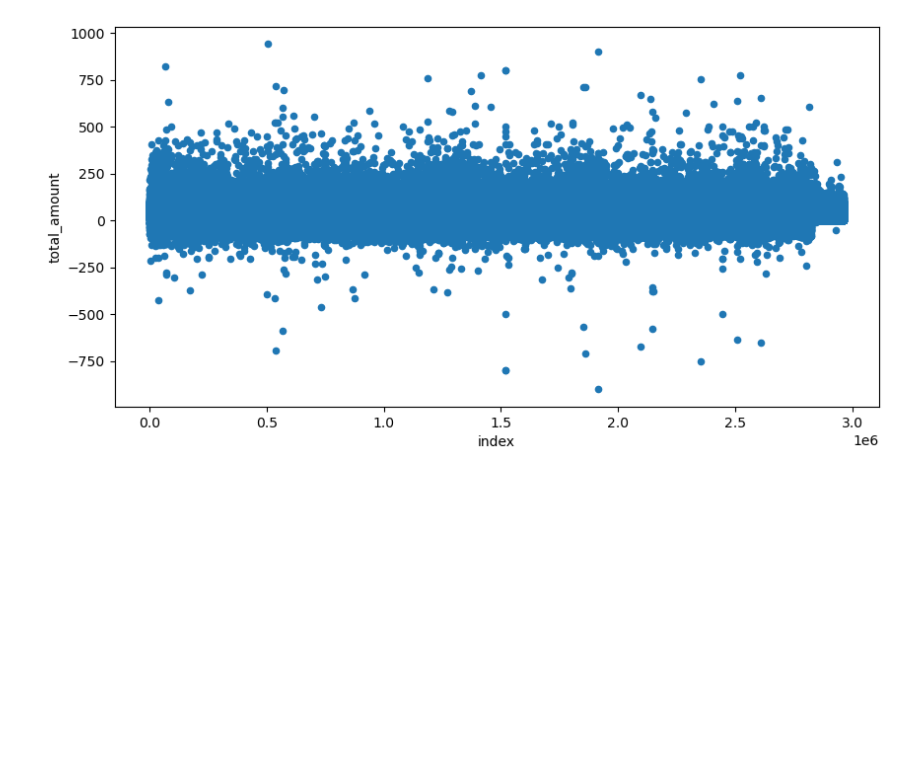
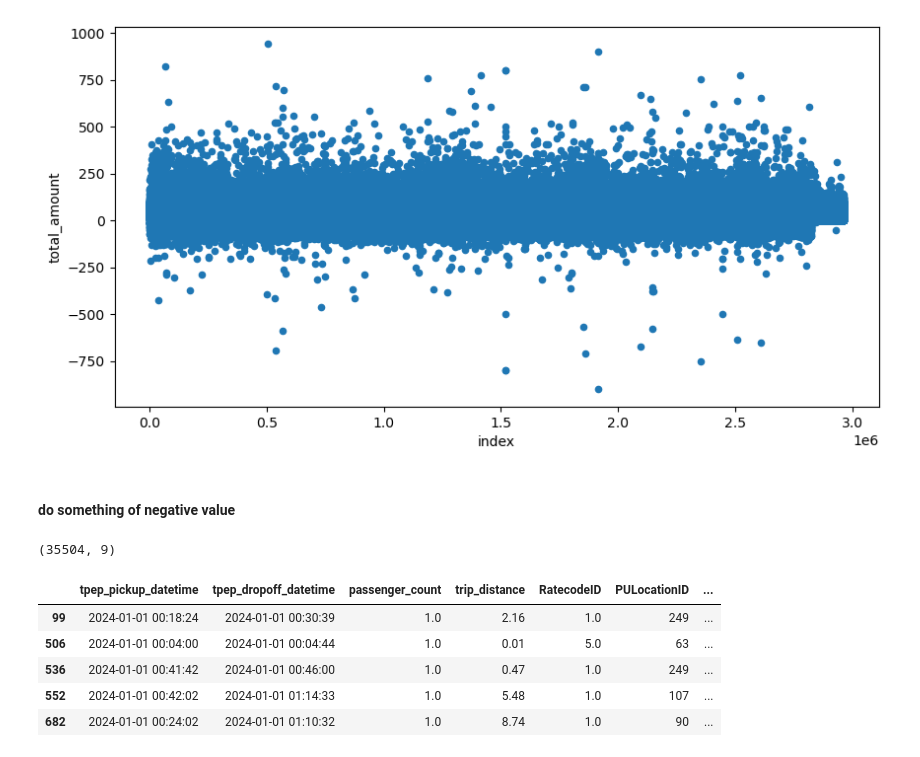
Before and after one commit to Harshjat/New-York-Taxi-Analysis, a Jupyter notebook: Presentable notebook.ipynb, the cells around one changed output. Cells and saved outputs as stored; diff of their text form; code cells hidden in the pictures; blank space fills up the shorter version.

```diff
--- a/Presentable notebook.ipynb
+++ b/Presentable notebook.ipynb
@@ -90,3 +90,18 @@ taxi_data[taxi_data["total_amount"] < 1000].reset_index().plot(kind = "scatter"
 # %% [output]
 <Axes: xlabel='index', ylabel='total_amount'>
 [figure]
+# %% [markdown]
+#### do something of negative value
+# %%
+taxi_data[taxi_data["total_amount"] < 0].shape
+# %% [output]
+(35504, 9)
+# %%
+taxi_data[taxi_data["total_amount"] < 0].head()
+# %% [output]
+|  | tpep_pickup_datetime | tpep_dropoff_datetime | passenger_count | trip_distance | RatecodeID | PULocationID | ... |
+| 99 | 2024-01-01 00:18:24 | 2024-01-01 00:30:39 | 1.0 | 2.16 | 1.0 | 249 | ... |
+| 506 | 2024-01-01 00:04:00 | 2024-01-01 00:04:44 | 1.0 | 0.01 | 5.0 | 63 | ... |
+| 536 | 2024-01-01 00:41:42 | 2024-01-01 00:46:00 | 1.0 | 0.47 | 1.0 | 249 | ... |
+| 552 | 2024-01-01 00:42:02 | 2024-01-01 01:14:33 | 1.0 | 5.48 | 1.0 | 107 | ... |
+| 682 | 2024-01-01 00:24:02 | 2024-01-01 01:10:32 | 1.0 | 8.74 | 1.0 | 90 | ... |
```
Also changed, not shown: parts of 11 cells of this notebook.
